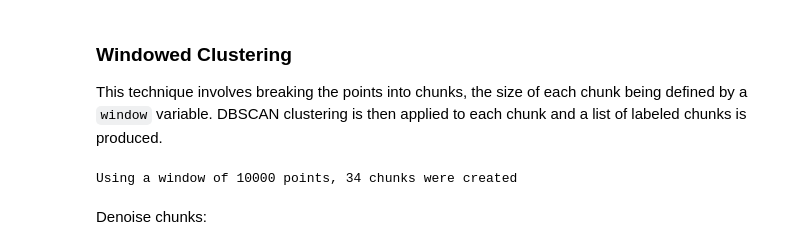
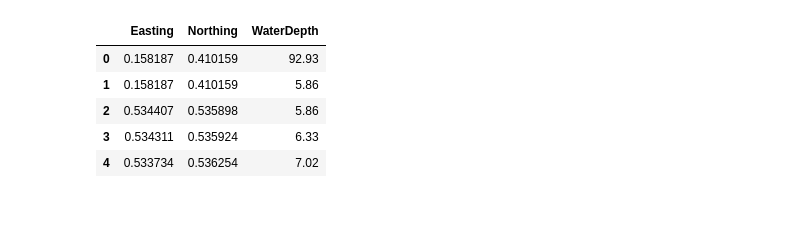
Before and after one commit to daveg1/Honours-Clustering-Telemetry, a Jupyter notebook: Python/3_baseline.ipynb, the cells around one changed output. Drawn from its saved outputs; the diff is of its cells as text; code cells hidden in the pictures; blank space fills up the shorter version.

```diff
--- a/Python/3_baseline.ipynb
+++ b/Python/3_baseline.ipynb
@@ -6,49 +11,11 @@ import matplotlib.pyplot as plt
 # %%
-# Read data (first leg of journey)
 telemetry = pd.read_csv('./telemetry_cleaned.csv')
-X = telemetry[['Easting', 'Northing', 'WaterDepth']]
+X = telemetry[['Easting', 'Northing', 'WaterDepth']].head(10000)
+X.head(5)
+# %% [output]
+|  | Easting | Northing | WaterDepth |
+| 0 | 0.158187 | 0.410159 | 92.93 |
+| 1 | 0.158187 | 0.410159 | 5.86 |
+| 2 | 0.534407 | 0.535898 | 5.86 |
+| 3 | 0.534311 | 0.535924 | 6.33 |
+| 4 | 0.533734 | 0.536254 | 7.02 |
-# %% [markdown]
-### Windowed Clustering
-
-This technique involves breaking the points into chunks, the size of each chunk being defined by a `window` variable. DBSCAN clustering is then applied to each chunk and a list of labeled chunks is produced.
-# %%
-window_size = 10000
-
-def windowed_clustering(data, verbose=False):
-	chunks = []
-	results = []
-	index = 0
-
-	while index <= data.shape[0]:
-		# Get window (chunk)
-		chunk = data.iloc[index:index+window_size]
-
-		if verbose:
-			print('Starting chunk', index/window_size)
-
-		# Run clustering and append chunk
-		db = DBSCAN(eps=0.15, min_samples=9).fit(chunk)
-		chunk = chunk.assign(Label=db.labels_)
-		chunks.append(chunk)
-
-		silhouette = metrics.silhouette_score(chunk, db.labels_)
-		davies_bouldin = metrics.davies_bouldin_score(chunk, db.labels_)
-
-		results.append({
-			'silhouette': silhouette,
-			'davies_bouldin': davies_bouldin
-		})
-
-		if verbose:
-			print('Completed chunk', index/window_size)
-
-		index += window_size
-
-	return (chunks, pd.DataFrame(results))
-
-chunks, results = windowed_clustering(X)
-print(f'Using a window of {window_size} points, {len(chunks)} chunks were created')
-# %% [output]
-Using a window of 10000 points, 34 chunks were created
-# %% [markdown]
-Denoise chunks:
```
Also changed, not shown: parts of 12 cells of this notebook, 2 other files.
